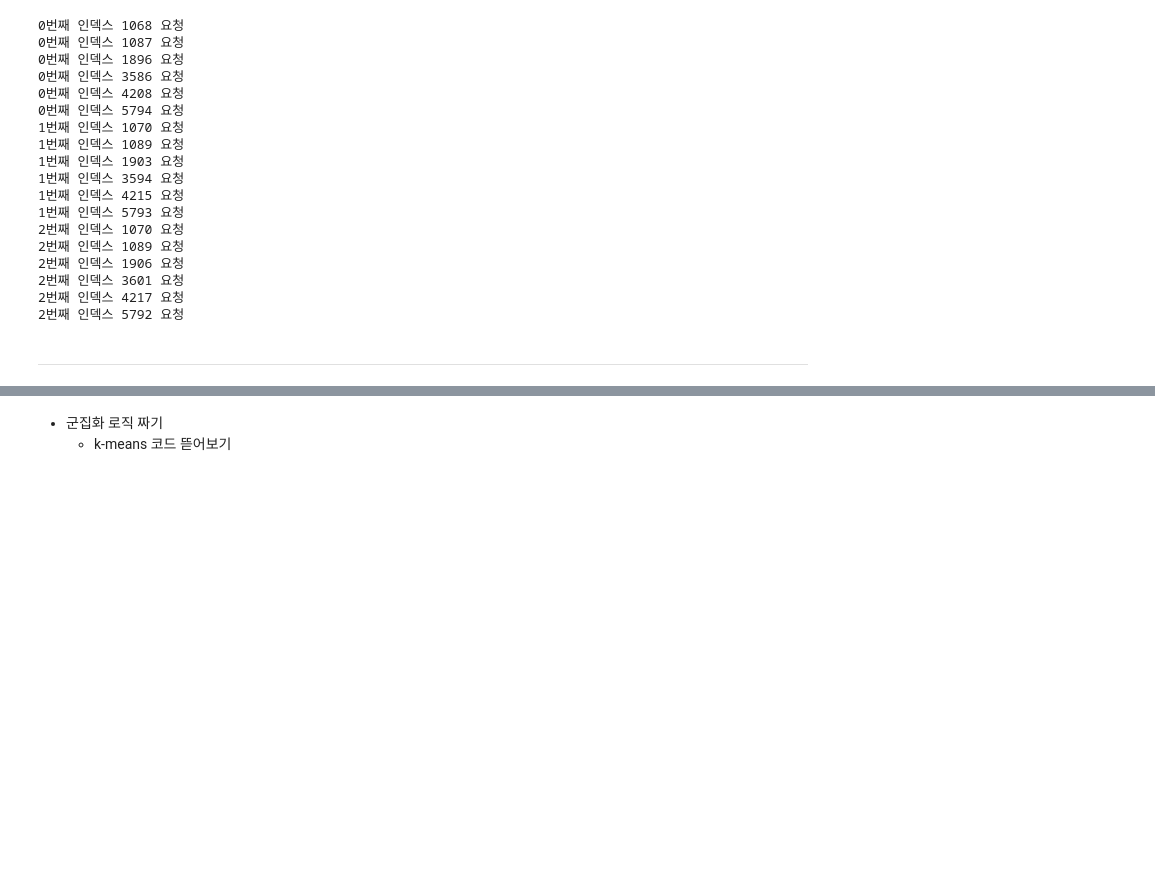
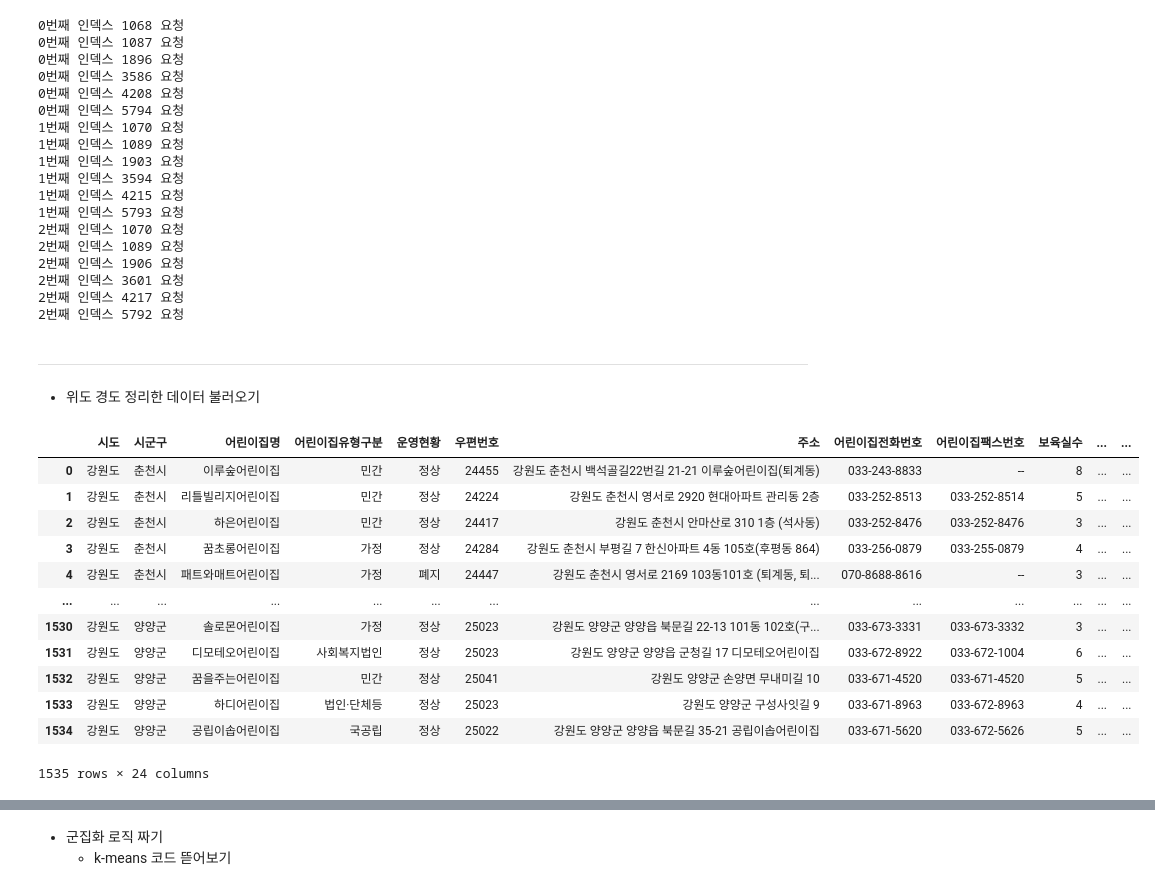
Before and after one commit to NeatyNut/-------, a Jupyter notebook: Analyst.ipynb, the cells around one changed output, grey strips where cells are left out. Drawn from its saved outputs; the diff is of its cells as text; code cells hidden in the pictures; blank space fills up the shorter version.

```diff
--- a/Analyst.ipynb
+++ b/Analyst.ipynb
@@ -854,3 +848,5 @@ for i in range(3):
 2번째 인덱스 5792 요청
 # %% [markdown]
 ---
+# %% [markdown]
+- 위도 경도 정리한 데이터 불러오기
@@ -856,0 +863,16 @@ for i in range(3):
+# %%
+pd.read_excel(get_file_path(save_path,0,printok=False),sheet_name='sheet1', index_col=0, engine='openpyxl')
+# %% [output]
+|  | 시도 | 시군구 | 어린이집명 | 어린이집유형구분 | 운영현황 | 우편번호 | 주소 | 어린이집전화번호 | 어린이집팩스번호 | 보육실수 | ... | ... |
+| 0 | 강원도 | 춘천시 | 이루숲어린이집 | 민간 | 정상 | 24455 | 강원도 춘천시 백석골길22번길 21-21 이루숲어린이집(퇴계동) | 033-243-8833 | -- | 8 | ... | ... |
+| 1 | 강원도 | 춘천시 | 리틀빌리지어린이집 | 민간 | 정상 | 24224 | 강원도 춘천시 영서로 2920 현대아파트 관리동 2층 | 033-252-8513 | 033-252-8514 | 5 | ... | ... |
+| 2 | 강원도 | 춘천시 | 하은어린이집 | 민간 | 정상 | 24417 | 강원도 춘천시 안마산로 310 1층 (석사동) | 033-252-8476 | 033-252-8476 | 3 | ... | ... |
+| 3 | 강원도 | 춘천시 | 꿈초롱어린이집 | 가정 | 정상 | 24284 | 강원도 춘천시 부평길 7 한신아파트 4동 105호(후평동 864) | 033-256-0879 | 033-255-0879 | 4 | ... | ... |
+| 4 | 강원도 | 춘천시 | 패트와매트어린이집 | 가정 | 폐지 | 24447 | 강원도 춘천시 영서로 2169 103동101호 (퇴계동, 퇴... | 070-8688-8616 | -- | 3 | ... | ... |
+| ... | ... | ... | ... | ... | ... | ... | ... | ... | ... | ... | ... | ... |
+| 1530 | 강원도 | 양양군 | 솔로몬어린이집 | 가정 | 정상 | 25023 | 강원도 양양군 양양읍 북문길 22-13 101동 102호(구... | 033-673-3331 | 033-673-3332 | 3 | ... | ... |
+| 1531 | 강원도 | 양양군 | 디모테오어린이집 | 사회복지법인 | 정상 | 25023 | 강원도 양양군 양양읍 군청길 17 디모테오어린이집 | 033-672-8922 | 033-672-1004 | 6 | ... | ... |
+| 1532 | 강원도 | 양양군 | 꿈을주는어린이집 | 민간 | 정상 | 25041 | 강원도 양양군 손양면 무내미길 10 | 033-671-4520 | 033-671-4520 | 5 | ... | ... |
+| 1533 | 강원도 | 양양군 | 하디어린이집 | 법인·단체등 | 정상 | 25023 | 강원도 양양군 구성사잇길 9 | 033-671-8963 | 033-672-8963 | 4 | ... | ... |
+| 1534 | 강원도 | 양양군 | 공립이솝어린이집 | 국공립 | 정상 | 25022 | 강원도 양양군 양양읍 북문길 35-21 공립이솝어린이집 | 033-671-5620 | 033-672-5626 | 5 | ... | ... |
+1535 rows × 24 columns
```
Also changed, not shown: parts of 7 cells of this notebook.
